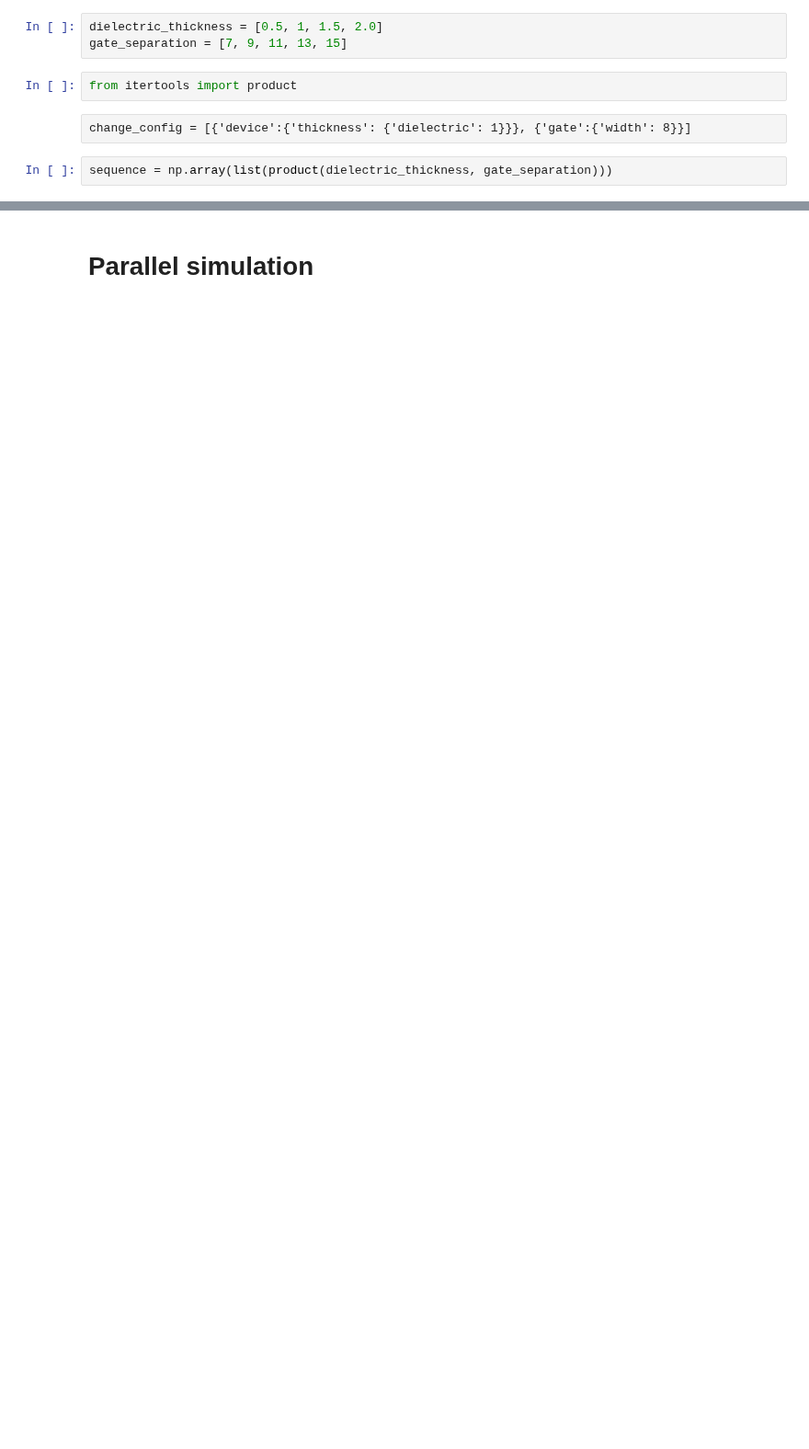
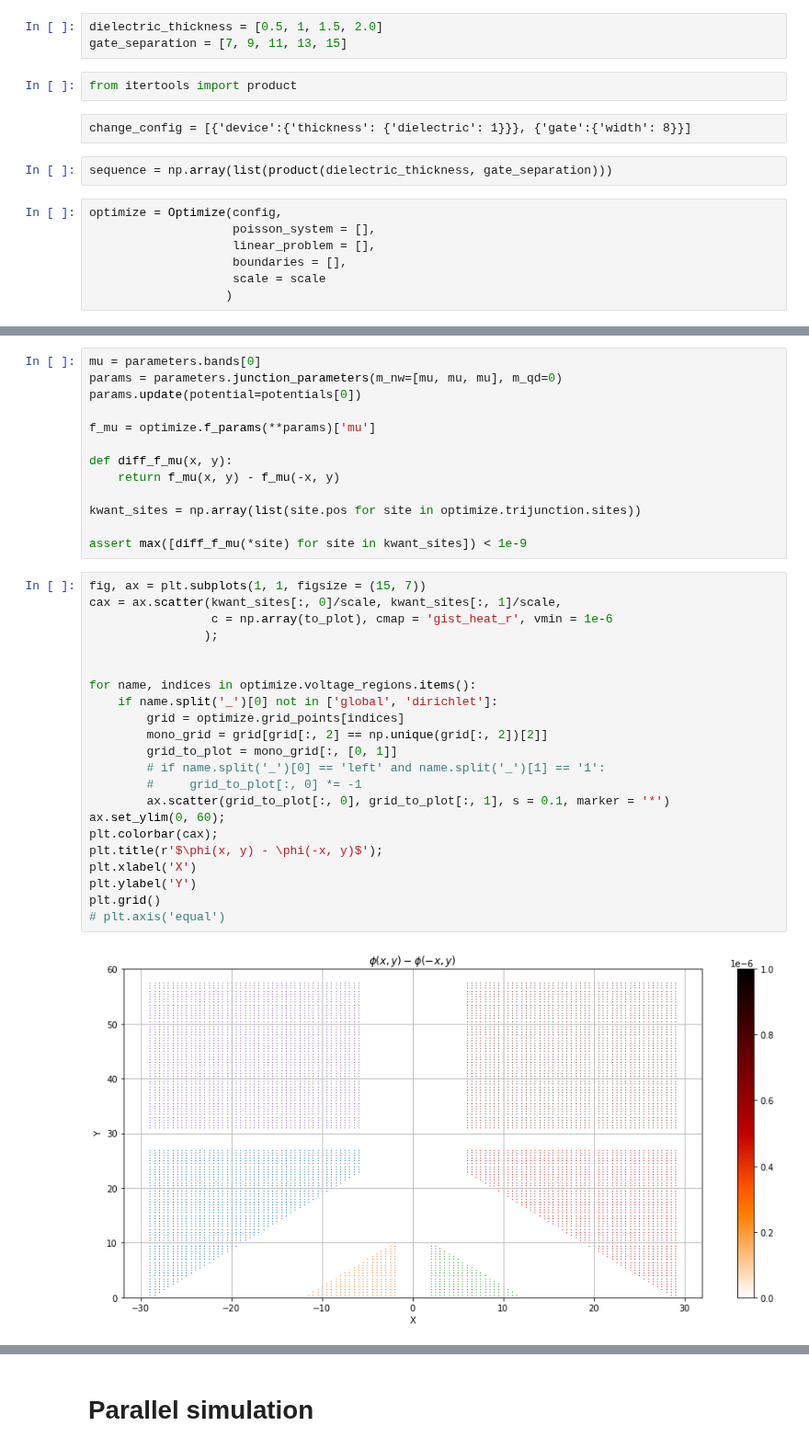
Before and after one commit to Satin21/Trijunction, a Jupyter notebook: analysis/Y.ipynb, the cells around one changed output, grey strips where cells are left out. Shown at 92% size. Drawn from its saved outputs; the diff is of its cells as text; blank space fills up the shorter version.

Commit message:
asymmetry in potential fixed

```diff
--- a/analysis/Y.ipynb
+++ b/analysis/Y.ipynb
@@ -96,3 +80,10 @@ from itertools import product
 change_config = [{'device':{'thickness': {'dielectric': 1}}}, {'gate':{'width': 8}}]
 # %%
 sequence = np.array(list(product(dielectric_thickness, gate_separation)))
+# %%
+optimize = Optimize(config,
+                    poisson_system = [],
+                    linear_problem = [],
+                    boundaries = [],
+                    scale = scale
+                   )
@@ -98,0 +138,37 @@ sequence = np.array(list(product(dielectric_thickness, gate_separation)))
+# %%
+mu = parameters.bands[0]
+params = parameters.junction_parameters(m_nw=[mu, mu, mu], m_qd=0)
+params.update(potential=potentials[0])
+
+f_mu = optimize.f_params(**params)['mu']
+
+def diff_f_mu(x, y):
+    return f_mu(x, y) - f_mu(-x, y)
+
+kwant_sites = np.array(list(site.pos for site in optimize.trijunction.sites))
+
+assert max([diff_f_mu(*site) for site in kwant_sites]) < 1e-9
+# %%
+fig, ax = plt.subplots(1, 1, figsize = (15, 7))
+cax = ax.scatter(kwant_sites[:, 0]/scale, kwant_sites[:, 1]/scale,
+                 c = np.array(to_plot), cmap = 'gist_heat_r', vmin = 1e-6
+                );
+
+
+for name, indices in optimize.voltage_regions.items():
+    if name.split('_')[0] not in ['global', 'dirichlet']:
+        grid = optimize.grid_points[indices]
+        mono_grid = grid[grid[:, 2] == np.unique(grid[:, 2])[2]]
+        grid_to_plot = mono_grid[:, [0, 1]]
+        # if name.split('_')[0] == 'left' and name.split('_')[1] == '1':
+        #     grid_to_plot[:, 0] *= -1
+        ax.scatter(grid_to_plot[:, 0], grid_to_plot[:, 1], s = 0.1, marker = '*')
+ax.set_ylim(0, 60);
+plt.colorbar(cax);
+plt.title(r'$\phi(x, y) - \phi(-x, y)$');
+plt.xlabel('X')
+plt.ylabel('Y')
+plt.grid()
+# plt.axis('equal')
+# %% [output]
+[figure, added]
```
Also changed, not shown: parts of 22 cells of this notebook, 7 other files.
